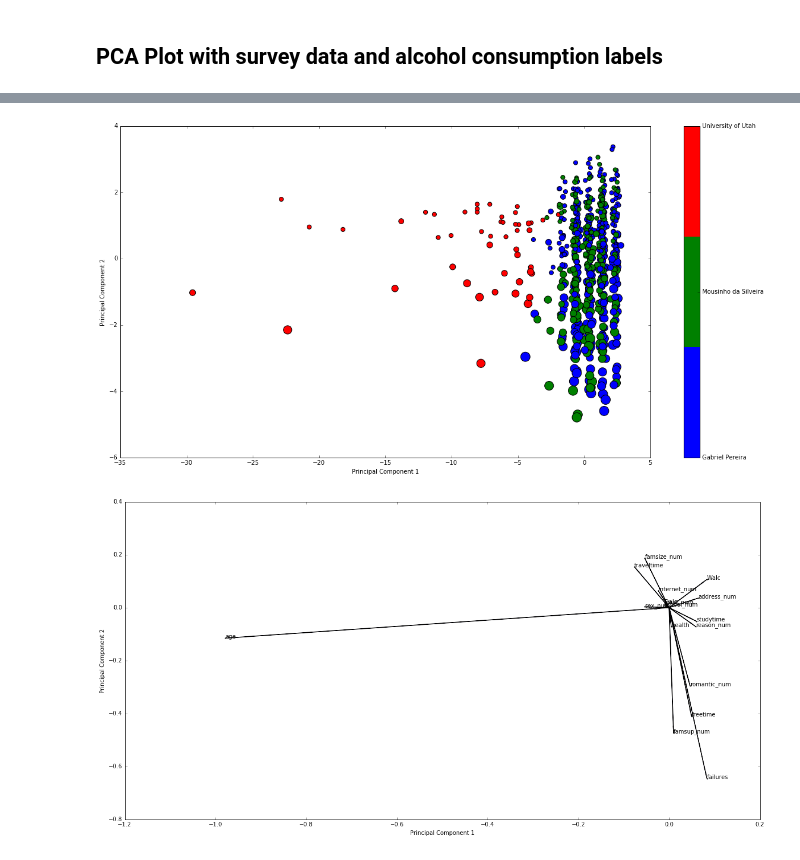
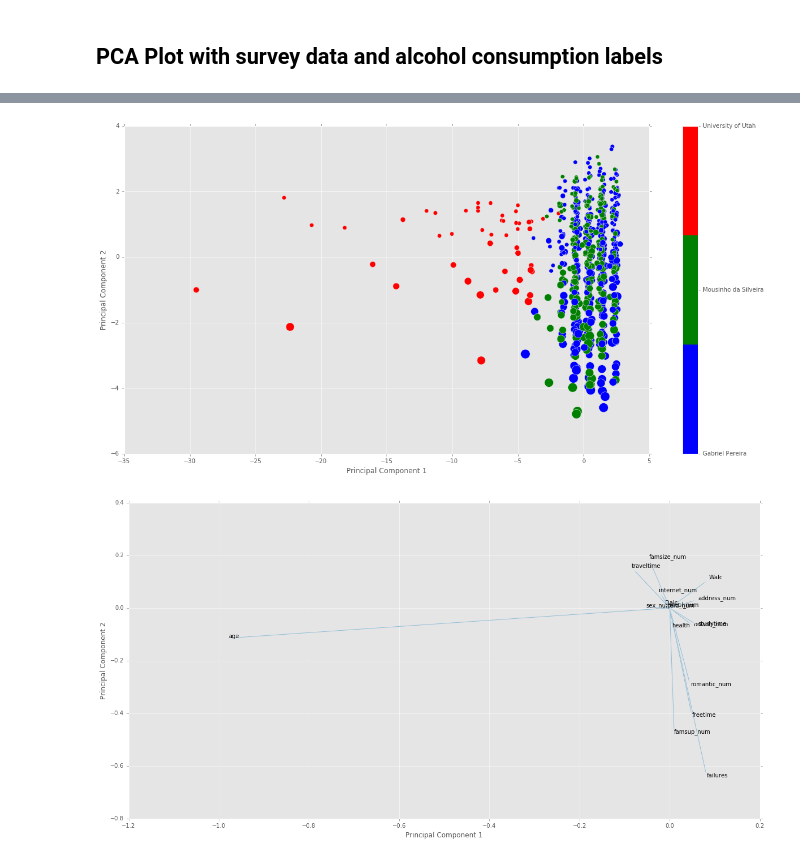
Before and after one commit to fagan2888/DataSci_Final_Project, a Jupyter notebook: PCA Visualization/PCA Visualization.ipynb, the cells around one changed output, grey strips where cells are left out. Drawn from its saved outputs; the diff is of its cells as text; code cells hidden in the pictures.

```diff
--- a/PCA Visualization/PCA Visualization.ipynb
+++ b/PCA Visualization/PCA Visualization.ipynb
@@ -9,6 +9,7 @@ from scipy.stats import norm
 import matplotlib.pyplot as plt
 %matplotlib inline
 plt.rcParams['figure.figsize'] = (20,10)
+plt.style.use('ggplot')
 
 from matplotlib.colors import ListedColormap
 # %%
@@ -195,7 +196,7 @@ plt.xlabel('Principal Component 1')
 plt.ylabel('Principal Component 2')
 
 for i in range(0,len(components)):
-    plt.annotate(s='', xytext=(0,0), xy=(components[i][0],components[i][1]), arrowprops={'width':0.5, 'headwidth':1})
+    plt.annotate(s='', xytext=(0,0), xy=(components[i][0],components[i][1]), arrowprops={'width':1, 'headwidth':1})
     plt.annotate(s=PCA_cols[i], xy=(0,0), xytext=(components[i][0],components[i][1]))
 
 plt.show()
@@ -235,18 +236,18 @@ cbar.ax.set_yticklabels(['Gabriel Pereira', 'Mousinho da Silveira', 'University
 
 plt.show()
 # %% [output]
-[figure, old version]
+[figure, new version]
 # %%
 #plot components
 
 ax = plt.scatter(components[:,0],components[:,1], s=1)
 plt.xlabel('Principal Component 1')
 plt.ylabel('Principal Component 2')
 
 for i in range(0,len(components)):
-    plt.annotate(s='', xytext=(0,0), xy=(components[i][0],components[i][1]), arrowprops={'width':0.5, 'headwidth':1})
+    plt.annotate(s='', xytext=(0,0), xy=(components[i][0],components[i][1]), arrowprops={'width':1, 'headwidth':1})
     plt.annotate(s=PCA_cols[i], xy=(0,0), xytext=(components[i][0],components[i][1]))
 
 plt.show()
 # %% [output]
-[figure, old version]
+[figure, new version]
```
Also changed, not shown: parts of 8 cells of this notebook, 9 other files.
